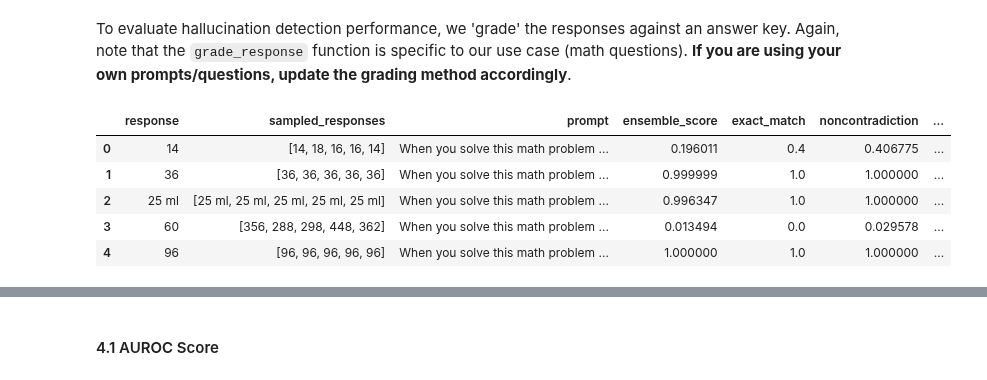
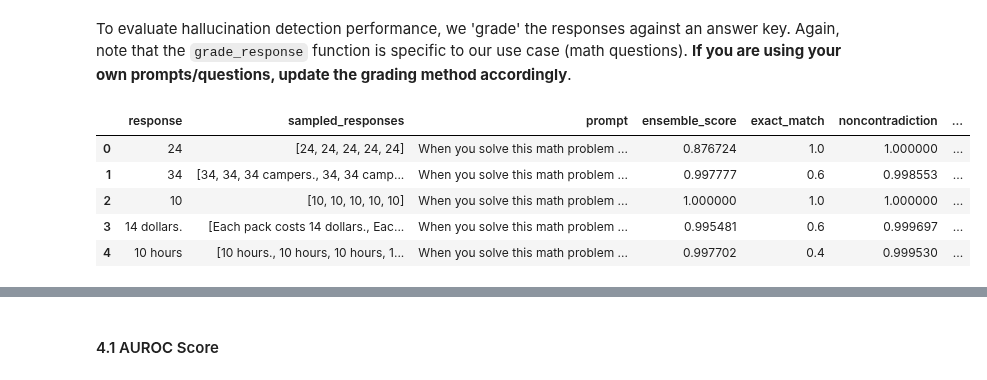
Before and after one commit to cvs-health/uqlm, a Jupyter notebook: examples/ensemble_tuning_demo.ipynb, the cells around one changed output, grey strips where cells are left out. Cells and saved outputs as stored; diff of their text form; code cells hidden in the pictures.

```diff
--- a/examples/ensemble_tuning_demo.ipynb
+++ b/examples/ensemble_tuning_demo.ipynb
@@ -104,11 +107,11 @@ Dataset ready!
 # %%
-gsm8k_tune = gsm8k.iloc[0:100]
-gsm8k_test = gsm8k.iloc[100:200]
+svamp_tune = svamp.iloc[0:100]
+svamp_test = svamp.iloc[100:200]
 # %%
 # Define prompts
 MATH_INSTRUCTION = "When you solve this math problem only return the answer with no additional text.\n"
-tune_prompts = [MATH_INSTRUCTION + prompt for prompt in gsm8k_tune.question]
-test_prompts = [MATH_INSTRUCTION + prompt for prompt in gsm8k_test.question]
+tune_prompts = [MATH_INSTRUCTION + prompt for prompt in svamp_tune.question]
+test_prompts = [MATH_INSTRUCTION + prompt for prompt in svamp_test.question]
 # %% [markdown]
 In this example, we use `ChatVertexAI` and `AzureChatOpenAI` to instantiate our LLMs, but any [LangChain Chat Model](https://js.langchain.com/docs/integrations/chat/) may be used. Be sure to **replace with your LLM of choice.**
 # %%
@@ -122,7 +125,7 @@ from dotenv import load_dotenv, find_dotenv
 from langchain_openai import AzureChatOpenAI
 
 load_dotenv(find_dotenv())
-gpt = AzureChatOpenAI(deployment_name="gpt-4o", openai_api_type="azure", openai_api_version="2024-02-15-preview")
+gpt4o_mini = AzureChatOpenAI(deployment_name="gpt-4o-mini", openai_api_type="azure", openai_api_version="2024-02-15-preview")
 # %%
 # import sys
 # !{sys.executable} -m pip install langchain-google-vertexai
@@ -277,14 +267,14 @@ Using cuda device
 scorers = [
     "exact_match",  # Measures proportion of candidate responses that match original response (black-box)
     "noncontradiction",  # mean non-contradiction probability between candidate responses and original response (black-box)
+    # "cosine_sim", # Cosine similarity between candidate responses and original response (black-box)
     "normalized_probability",  # length-normalized joint token probability (white-box)
-    gemini,  # LLM-as-a-judge (separate LLM)
-    gpt,  # LLM-as-a-judge (self)
+    gpt4o_mini,  # LLM-as-a-judge (self)
+    # gemini_flash, # LLM-as-a-judge (separate LLM)
 ]
 
 uqe = UQEnsemble(
-    llm=gpt,
-    device=device,
+    llm=gpt4o_mini,
     max_calls_per_min=1000,
     use_n_param=True,  # Set True if using AzureChatOpenAI or ChatOpenAI for faster generation
     scorers=scorers,
@@ -430,15 +421,15 @@ test_results = await uqe.generate_and_score(prompts=test_prompts, num_responses=
 To evaluate hallucination detection performance, we 'grade' the responses against an answer key. Again, note that the `grade_response` function is specific to our use case (math questions). **If you are using your own prompts/questions, update the grading method accordingly**.
 # %%
 test_result_df = test_results.to_df()
-test_result_df["response_correct"] = [grade_response(r, a) for r, a in zip(test_result_df["response"], gsm8k_test["answer"])]
+test_result_df["response_correct"] = [grade_response(r, a) for r, a in zip(test_result_df["response"], svamp_test["answer"])]
 test_result_df.head(5)
 # %% [output]
 |  | response | sampled_responses | prompt | ensemble_score | exact_match | noncontradiction | ... |
-| 0 | 14 | [14, 18, 16, 16, 14] | When you solve this math problem ... | 0.196011 | 0.4 | 0.406775 | ... |
-| 1 | 36 | [36, 36, 36, 36, 36] | When you solve this math problem ... | 0.999999 | 1.0 | 1.000000 | ... |
-| 2 | 25 ml | [25 ml, 25 ml, 25 ml, 25 ml, 25 ml] | When you solve this math problem ... | 0.996347 | 1.0 | 1.000000 | ... |
-| 3 | 60 | [356, 288, 298, 448, 362] | When you solve this math problem ... | 0.013494 | 0.0 | 0.029578 | ... |
-| 4 | 96 | [96, 96, 96, 96, 96] | When you solve this math problem ... | 1.000000 | 1.0 | 1.000000 | ... |
+| 0 | 24 | [24, 24, 24, 24, 24] | When you solve this math problem ... | 0.876724 | 1.0 | 1.000000 | ... |
+| 1 | 34 | [34, 34, 34 campers., 34, 34 camp... | When you solve this math problem ... | 0.997777 | 0.6 | 0.998553 | ... |
+| 2 | 10 | [10, 10, 10, 10, 10] | When you solve this math problem ... | 1.000000 | 1.0 | 1.000000 | ... |
+| 3 | 14 dollars. | [Each pack costs 14 dollars., Eac... | When you solve this math problem ... | 0.995481 | 0.6 | 0.999697 | ... |
+| 4 | 10 hours | [10 hours., 10 hours, 10 hours, 1... | When you solve this math problem ... | 0.997702 | 0.4 | 0.999530 | ... |
 # %%
 print(f"""Baseline LLM accuracy: {np.mean(test_result_df["response_correct"])}""")
 # %% [output]
```
Also changed, not shown: parts of 14 cells of this notebook, 13 other files.
